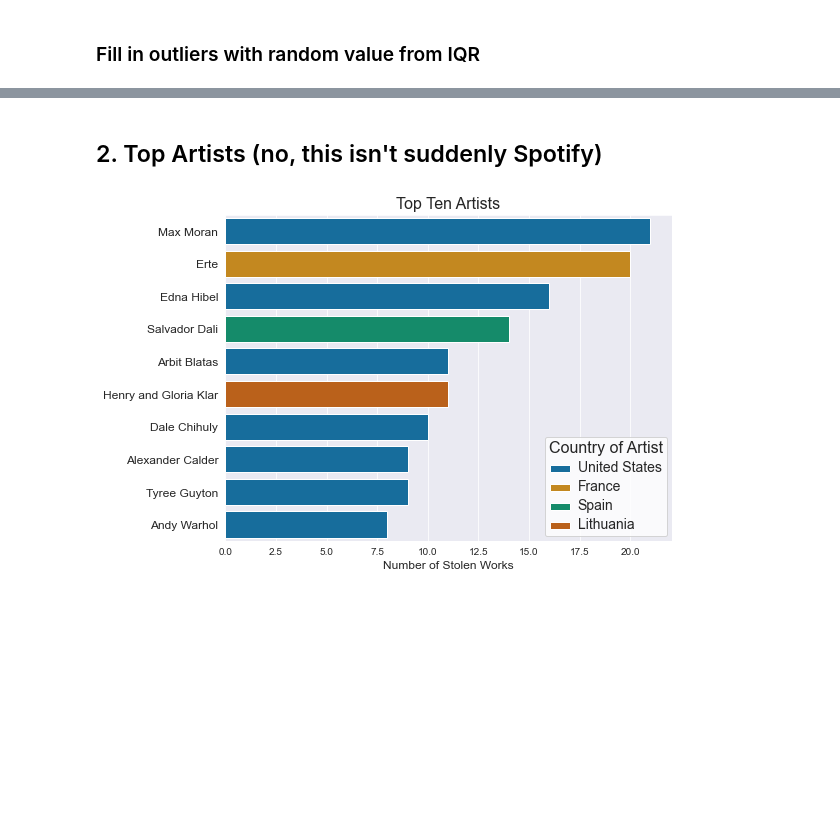
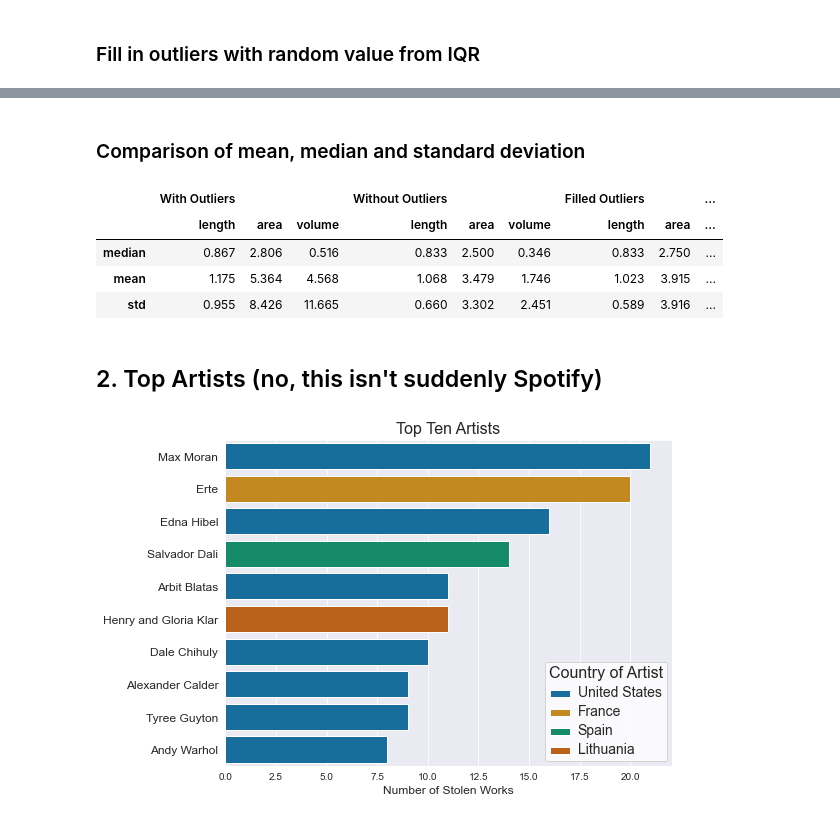
Before and after one commit to emwight/artscraper, a Jupyter notebook: eda.ipynb, the cells around one changed output, grey strips where cells are left out. Saved outputs shown, nothing was run; the diff lists cells and outputs as text; code cells hidden in the pictures; blank space fills up the shorter version.

```diff
--- a/eda.ipynb
+++ b/eda.ipynb
@@ -92,3 +101,22 @@ sizeplot([one_filled, two_filled, three_filled],
+# %% [markdown]
+### Comparison of mean, median and standard deviation
+# %%
+def summarize(cols):
+    all = pd.concat(cols, axis=1)
+    all.set_axis(['length','area','volume'], axis=1, inplace=True)
+    return round(all.agg(['median','mean','std']), 3)
+
+with_outliers = summarize([one, two, three])
+without_outliers = summarize([one[one < 3], two[two < 15], three[three < 10]])
+filled_outliers = summarize([pd.DataFrame(one_filled), pd.DataFrame(two_filled), pd.DataFrame(three_filled)])
+
+pd.concat([with_outliers, without_outliers, filled_outliers], axis=1, keys=['With Outliers', 'Without Outliers', 'Filled Outliers'])
+# %% [output]
+|  | With Outliers |  |  | Without Outliers |  |  | Filled Outliers |  | ... |
+|  | length | area | volume | length | area | volume | length | area | ... |
+| median | 0.867 | 2.806 | 0.516 | 0.833 | 2.500 | 0.346 | 0.833 | 2.750 | ... |
+| mean | 1.175 | 5.364 | 4.568 | 1.068 | 3.479 | 1.746 | 1.023 | 3.915 | ... |
+| std | 0.955 | 8.426 | 11.665 | 0.660 | 3.302 | 2.451 | 0.589 | 3.916 | ... |
 # %% [markdown]
 ## 2. Top Artists (no, this isn't suddenly Spotify)
 # %%
```
Also changed, not shown: parts of 3 cells of this notebook, 2 other files.
